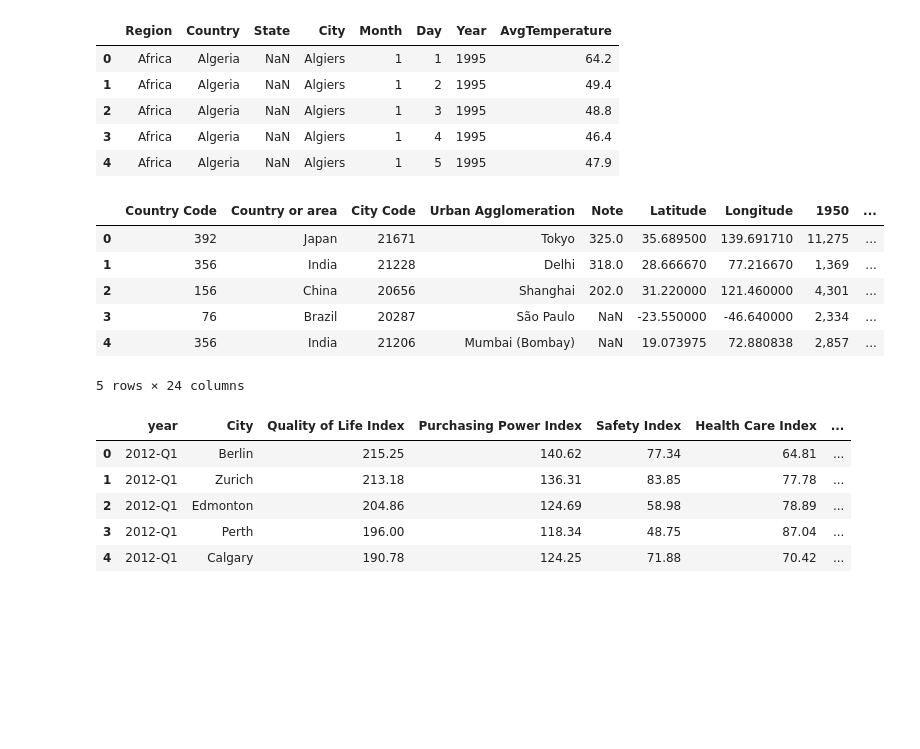
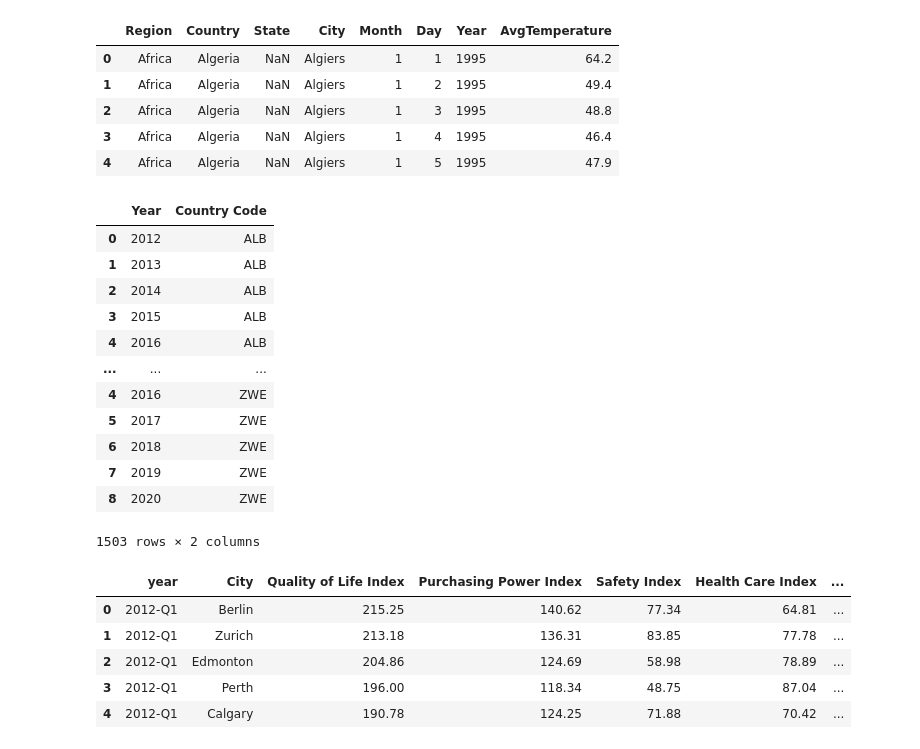
Before and after one commit to smongan1/Capstone-Tempurature-Population-Growth, a Jupyter notebook: Data Wrangling.ipynb, the cells around one changed output. Drawn from its saved outputs; the diff is of its cells as text; code cells hidden in the pictures; blank space fills up the shorter version.

```diff
--- a/Data Wrangling.ipynb
+++ b/Data Wrangling.ipynb
@@ -222,24 +222,30 @@ for x in Ed_df['Country Code'].unique():
     dummy_df = pd.DataFrame()
     dummy_df['Year'] = [str(yr) for yr in range(2012,2021)]
     dummy_df['Country Code'] = [x for yr in range(2012,2021)]
-    if flag ==0:
+    if flag == 0:
         yr_df= dummy_df
         flag = 1
     else:
-        yr_df.append(temp_df)
+        yr_df = yr_df.append(dummy_df)
 Ed_df = Ed_df.merge(yr_df, on = ['Year','Country Code'], how = 'right')
 Ed_df = Ed_df.drop('Country Name',axis = 1).sort_values('Country Code').reset_index(drop = True)
 Ed_df = Ed_df.fillna(method = 'bfill').head()
-# %%
-City_pop_df.head()
-# %% [output]
-|  | Country Code | Country or area | City Code | Urban Agglomeration | Note | Latitude | Longitude | 1950 | ... |
-| 0 | 392 | Japan | 21671 | Tokyo | 325.0 | 35.689500 | 139.691710 | 11,275 | ... |
-| 1 | 356 | India | 21228 | Delhi | 318.0 | 28.666670 | 77.216670 | 1,369 | ... |
-| 2 | 156 | China | 20656 | Shanghai | 202.0 | 31.220000 | 121.460000 | 4,301 | ... |
-| 3 | 76 | Brazil | 20287 | São Paulo | NaN | -23.550000 | -46.640000 | 2,334 | ... |
-| 4 | 356 | India | 21206 | Mumbai (Bombay) | NaN | 19.073975 | 72.880838 | 2,857 | ... |
-5 rows × 24 columns
+# %%
+yr_df
+# %% [output]
+|  | Year | Country Code |
+| 0 | 2012 | ALB |
+| 1 | 2013 | ALB |
+| 2 | 2014 | ALB |
+| 3 | 2015 | ALB |
+| 4 | 2016 | ALB |
+| ... | ... | ... |
+| 4 | 2016 | ZWE |
+| 5 | 2017 | ZWE |
+| 6 | 2018 | ZWE |
+| 7 | 2019 | ZWE |
+| 8 | 2020 | ZWE |
+1503 rows × 2 columns
 # %%
 QoL_df.head()
 # %% [output]
```
Also changed, not shown: parts of 5 cells of this notebook.
